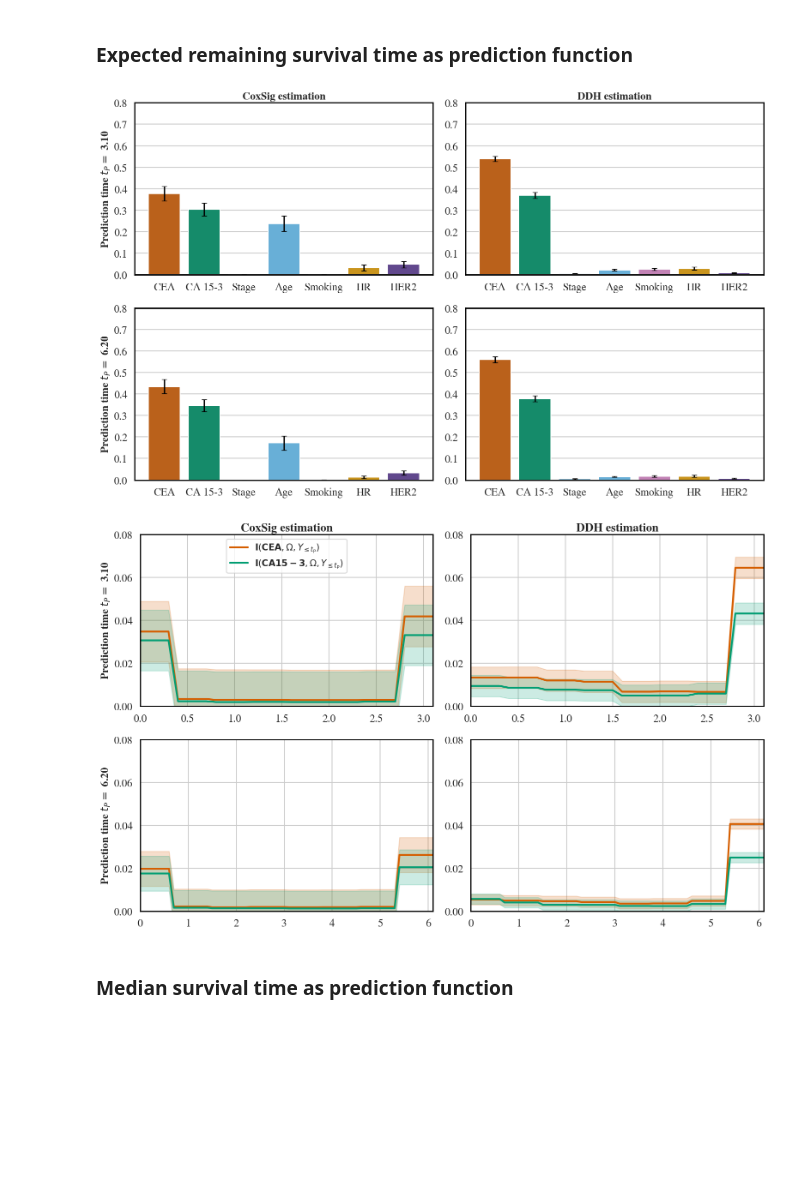
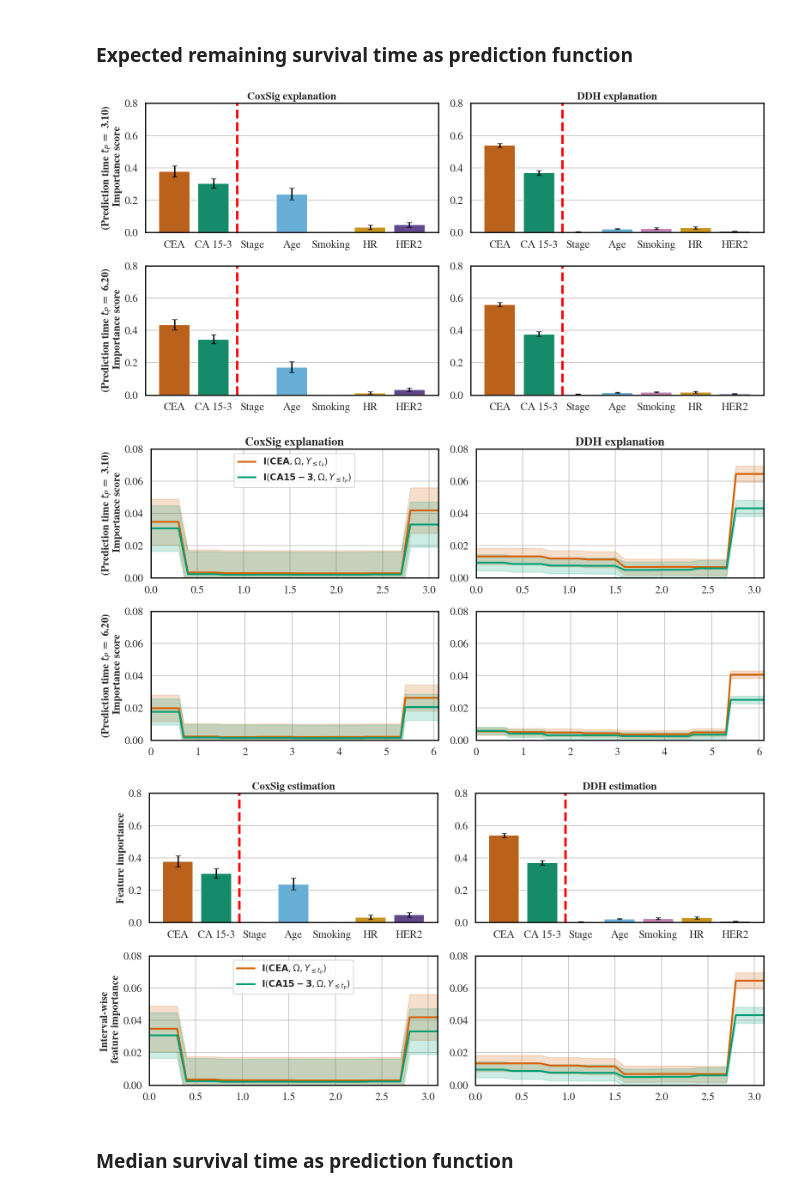
Before and after one commit to TeamHeKA/survinsights, a Jupyter notebook: MSK_figure_reproduce.ipynb, the cells around one changed output. Saved outputs shown, nothing was run; the diff lists cells and outputs as text; code cells hidden in the pictures; blank space fills up the shorter version.

```diff
--- a/MSK_figure_reproduce.ipynb
+++ b/MSK_figure_reproduce.ipynb
@@ -242,46 +242,50 @@ def plot_IS_longi(mean_shap_at_pt, std_shap_at_pt, ax):
     ax.set_ylim(0, .08)
 
 
-fig, axs = plt.subplots(2, 2, figsize=(16,10))
+fig, axs = plt.subplots(2, 2, figsize=(16,8))
 
 for ax in fig.axes:
     [x.set_linewidth(2) for x in ax.spines.values()]
     [x.set_edgecolor('black') for x in ax.spines.values()]
 
 dt = sampling_times[1] - sampling_times[0]
 
 idx_pred_t = 0
 est_score_df, mean_shap_at_pt, std_shap_at_pt, ci_shap_at_pt, shap_per_feat = compute_IS(np.array(all_shap_CoxSig[idx_pred_t]))
 plot_IS_feat(est_score_df, ci_shap_at_pt, axs[0, 0])
 # pred_time_idx = np.sum(~np.isnan(mean_shap_at_pt[0]))
 pred_time_idx = math.floor(pred_times[idx_pred_t]  / dt + 0.5)
-axs[0, 0].set_ylabel("Prediction time $t_P = $ {:.2f}".format((pred_time_idx) * dt), fontsize=18, fontweight="semibold")
-axs[0, 0].set_title("CoxSig estimation", fontsize=18, fontweight="semibold")
+axs[0, 0].vlines(1.6,ymin=0, ymax=1,color='red',linestyle='--',linewidth=4)
+axs[0, 0].set_ylabel("(Prediction time $t_P = $ {:.2f})".format((pred_time_idx) * dt) + "\n Importance score", fontsize=18, fontweight="semibold")
+axs[0, 0].set_title("CoxSig explanation", fontsize=18, fontweight="semibold")
 
 
 est_score_df, mean_shap_at_pt, std_shap_at_pt, ci_shap_at_pt, shap_per_feat = compute_IS(np.array(all_shap_DDH[idx_pred_t]))
 plot_IS_feat(est_score_df, ci_shap_at_pt, axs[0, 1])
-axs[0, 1].set_title("DDH estimation", fontsize=18, fontweight="semibold")
+axs[0, 1].vlines(1.6,ymin=0, ymax=1,color='red',linestyle='--',linewidth=4)
+axs[0, 1].set_title("DDH explanation", fontsize=18, fontweight="semibold")
 
 
 idx_pred_t = 1
 est_score_df, mean_shap_at_pt, std_shap_at_pt, ci_shap_at_pt, shap_per_feat = compute_IS(np.array(all_shap_CoxSig[idx_pred_t]))
 plot_IS_feat(est_score_df, ci_shap_at_pt, axs[1, 0])
 # pred_time_idx = np.sum(~np.isnan(mean_shap_at_pt[0]))
 pred_time_idx = math.floor(pred_times[idx_pred_t]  / dt + 0.5)
-axs[1, 0].set_ylabel("Prediction time $t_P = $ {:.2f}".format((pred_time_idx) * dt), fontsize=18, fontweight="semibold")
+axs[1, 0].vlines(1.6,ymin=0, ymax=1,color='red',linestyle='--',linewidth=4)
+axs[1, 0].set_ylabel("(Prediction time $t_P = $ {:.2f})".format((pred_time_idx) * dt) + "\n Importance score", fontsize=18, fontweight="semibold")
 
 
 est_score_df, mean_shap_at_pt, std_shap_at_pt, ci_shap_at_pt, shap_per_feat = compute_IS(np.array(all_shap_DDH[idx_pred_t]))
 plot_IS_feat(est_score_df, ci_shap_at_pt, axs[1, 1])
+axs[1, 1].vlines(1.6,ymin=0, ymax=1,color='red',linestyle='--',linewidth=4)
 
 plt.tight_layout()
 plt.savefig('figures/shap_MSK_mean_score_per_feat.pdf')
 plt.show()
 # %% [output]
-[figure, old version]
+[figure, new version]
 # %%
-fig, axs = plt.subplots(2, 2, figsize=(16,10))
+fig, axs = plt.subplots(2, 2, figsize=(16,8))
 
 for ax in fig.axes:
     [x.set_linewidth(2) for x in ax.spines.values()]
@@ -294,16 +298,16 @@ est_score_df, mean_shap_at_pt, std_shap_at_pt, ci_shap_at_pt, shap_per_feat = co
 pred_time_idx = math.floor(pred_times[idx_pred_t]  / dt + 0.5)
 plot_IS_longi(mean_shap_at_pt, std_shap_at_pt, axs[0, 0])
 axs[0, 0].legend(ncols=1, fontsize=15, loc="upper center")
-axs[0, 0].set_title("CoxSig estimation", fontweight="semibold", fontsize=20)
+axs[0, 0].set_title("CoxSig explanation", fontweight="semibold", fontsize=20)
 # axs[0, 0].legend(ncols=1, fontsize=15, loc="upper left")
 axs[0, 0].set_xlim(0, (pred_time_idx) * dt)
 axs[0, 0].set_ylim(0, .08)
-axs[0, 0].set_ylabel("Prediction time $t_P = $ {:.2f}".format((pred_time_idx) * dt), fontsize=18, fontweight="semibold")
+axs[0, 0].set_ylabel("(Prediction time $t_P = $ {:.2f})".format((pred_time_idx) * dt) + "\n Importance score", fontsize=18, fontweight="semibold")
 
 est_score_df, mean_shap_at_pt, std_shap_at_pt, ci_shap_at_pt, shap_per_feat = compute_IS(np.array(all_shap_DDH[idx_pred_t]))
 # pred_time_idx = np.sum(~np.isnan(mean_shap_at_pt[0]))
 plot_IS_longi(mean_shap_at_pt, std_shap_at_pt, axs[0, 1])
-axs[0, 1].set_title("DDH estimation", fontweight="semibold", fontsize=20)
+axs[0, 1].set_title("DDH explanation", fontweight="semibold", fontsize=20)
 axs[0, 1].set_xlim(0, (pred_time_idx) * dt)
 
 
@@ -314,7 +318,7 @@ pred_time_idx = math.floor(pred_times[idx_pred_t]  / dt + 0.5)
 plot_IS_longi(mean_shap_at_pt, std_shap_at_pt, axs[1, 0])
 axs[1, 0].set_ylim(0, .08)
 axs[1, 0].set_xlim(0, (pred_time_idx - 1) * dt)
-axs[1, 0].set_ylabel("Prediction time $t_P = $ {:.2f}".format((pred_time_idx) * dt), fontsize=18, fontweight="semibold")
+axs[1, 0].set_ylabel("(Prediction time $t_P = $ {:.2f})".format((pred_time_idx) * dt) + "\n Importance score", fontsize=18, fontweight="semibold")
 
 est_score_df, mean_shap_at_pt, std_shap_at_pt, ci_shap_at_pt, shap_per_feat = compute_IS(np.array(all_shap_DDH[idx_pred_t]))
 plot_IS_longi(mean_shap_at_pt, std_shap_at_pt, axs[1, 1])
@@ -325,7 +329,55 @@ plt.tight_layout()
 plt.savefig('figures/shap_MSK_mean_score_per_longi.pdf')
 plt.show()
 # %% [output]
-[figure, old version]
+[figure, new version]
+# %%
+fig, axs = plt.subplots(2, 2, figsize=(16,8))
+
+for ax in fig.axes:
+    [x.set_linewidth(2) for x in ax.spines.values()]
+    [x.set_edgecolor('black') for x in ax.spines.values()]
+
+dt = sampling_times[1] - sampling_times[0]
+
+idx_pred_t = 0
+est_score_df, mean_shap_at_pt, std_shap_at_pt, ci_shap_at_pt, shap_per_feat = compute_IS(np.array(all_shap_CoxSig[idx_pred_t]))
+plot_IS_feat(est_score_df, ci_shap_at_pt, axs[0, 0])
+# pred_time_idx = np.sum(~np.isnan(mean_shap_at_pt[0]))
+pred_time_idx = math.floor(pred_times[idx_pred_t]  / dt + 0.5)
+axs[0, 0].vlines(1.6,ymin=0, ymax=1,color='red',linestyle='--',linewidth=4)
+# axs[0, 0].set_ylabel("(Prediction time $t_P = $ {:.2f})".format((pred_time_idx) * dt) + "\n Importance score", fontsize=18, fontweight="semibold")
+axs[0, 0].set_ylabel("Feature importance", fontsize=18, fontweight="semibold")
+axs[0, 0].set_title("CoxSig estimation", fontsize=18, fontweight="semibold")
+
+
+est_score_df, mean_shap_at_pt, std_shap_at_pt, ci_shap_at_pt, shap_per_feat = compute_IS(np.array(all_shap_DDH[idx_pred_t]))
+plot_IS_feat(est_score_df, ci_shap_at_pt, axs[0, 1])
+axs[0, 1].vlines(1.6,ymin=0, ymax=1,color='red',linestyle='--',linewidth=4)
+axs[0, 1].set_title("DDH estimation", fontsize=18, fontweight="semibold")
+
+
+est_score_df, mean_shap_at_pt, std_shap_at_pt, ci_shap_at_pt, shap_per_feat = compute_IS(np.array(all_shap_CoxSig[idx_pred_t]))
+pred_time_idx = math.floor(pred_times[idx_pred_t]  / dt + 0.5)
+plot_IS_longi(mean_shap_at_pt, std_shap_at_pt, axs[1, 0])
+axs[1, 0].legend(ncols=1, fontsize=15, loc="upper center")
+# axs[1, 0].set_title("CoxSig estimation", fontweight="semibold", fontsize=20)
+# axs[0, 0].legend(ncols=1, fontsize=15, loc="upper left")
+axs[1, 0].set_xlim(0, (pred_time_idx) * dt)
+axs[1, 0].set_ylim(0, .08)
+# axs[1, 0].set_ylabel("(Prediction time $t_P = $ {:.2f})".format((pred_time_idx) * dt) + "\n Importance score", fontsize=18, fontweight="semibold")
+axs[1, 0].set_ylabel("Interval-wise \n feature importance", fontsize=18, fontweight="semibold")
+
+est_score_df, mean_shap_at_pt, std_shap_at_pt, ci_shap_at_pt, shap_per_feat = compute_IS(np.array(all_shap_DDH[idx_pred_t]))
+# pred_time_idx = np.sum(~np.isnan(mean_shap_at_pt[0]))
+plot_IS_longi(mean_shap_at_pt, std_shap_at_pt, axs[1, 1])
+# axs[1, 1].set_title("DDH estimation", fontweight="semibold", fontsize=20)
+axs[1, 1].set_xlim(0, (pred_time_idx) * dt)
+
+plt.tight_layout()
+plt.savefig('figures/shap_MSK_mean_score_1pt.pdf')
+plt.show()
+# %% [output]
+[figure, added]
 # %% [markdown]
 ### Median survival time as prediction function
 # %%
```
Also changed, not shown: parts of 3 cells of this notebook, 2 other files.
